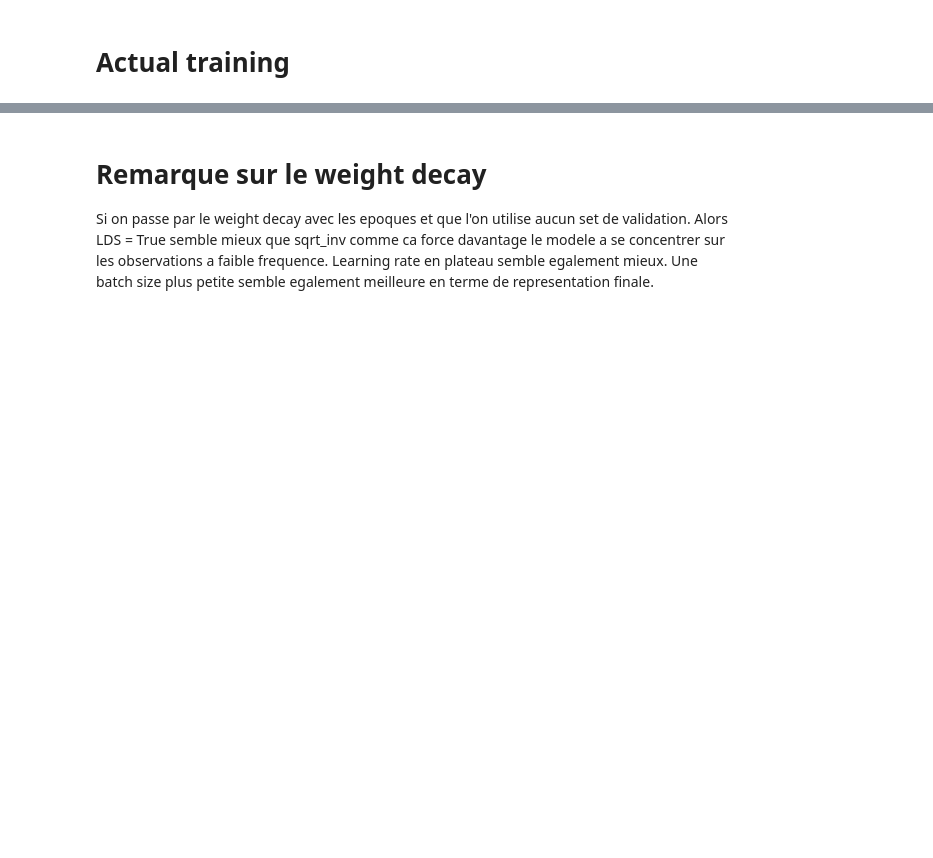
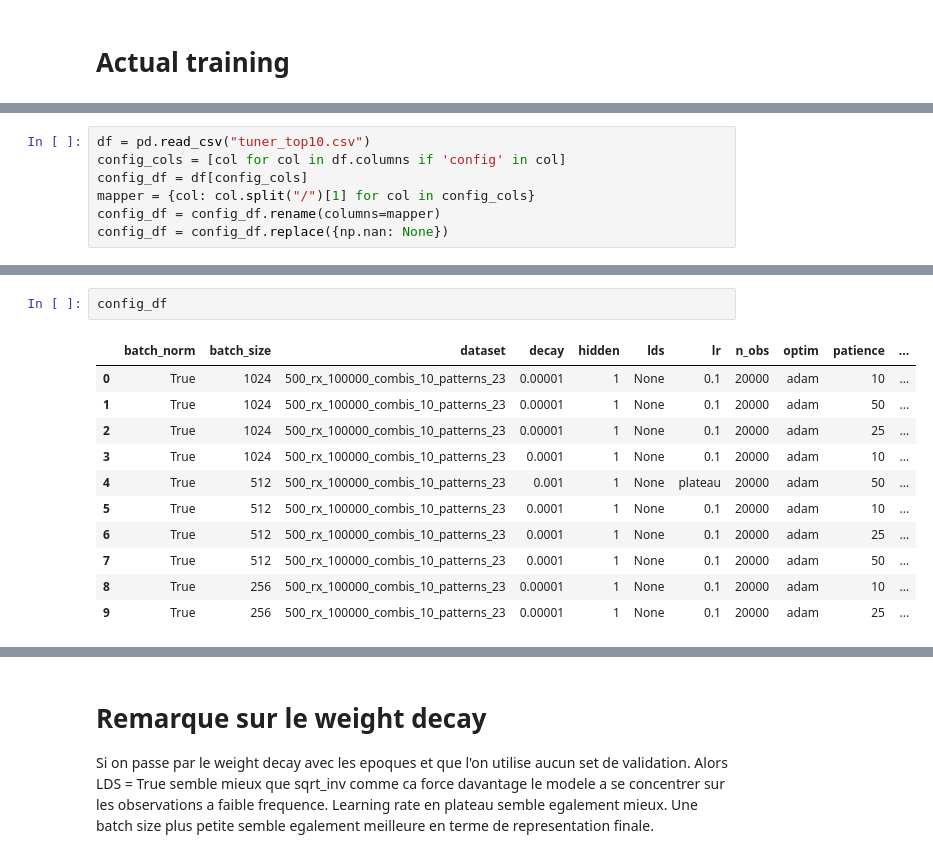
Before and after one commit to Quoding/optimneuralbandits, a Jupyter notebook: supervised/fit_supervised.ipynb, the cells around one changed output, grey strips where cells are left out. Drawn from its saved outputs; the diff is of its cells as text; blank space fills up the shorter version.

```diff
--- a/supervised/fit_supervised.ipynb
+++ b/supervised/fit_supervised.ipynb
@@ -167,0 +82,7 @@ print(len(configs))
+# %%
+df = pd.read_csv("tuner_top10.csv")
+config_cols = [col for col in df.columns if 'config' in col]
+config_df = df[config_cols]
+mapper = {col: col.split("/")[1] for col in config_cols}
+config_df = config_df.rename(columns=mapper)
+config_df = config_df.replace({np.nan: None})
@@ -167,0 +103,14 @@ print(len(configs))
+# %%
+config_df
+# %% [output]
+|  | batch_norm | batch_size | dataset | decay | hidden | lds | lr | n_obs | optim | patience | ... |
+| 0 | True | 1024 | 500_rx_100000_combis_10_patterns_23 | 0.00001 | 1 | None | 0.1 | 20000 | adam | 10 | ... |
+| 1 | True | 1024 | 500_rx_100000_combis_10_patterns_23 | 0.00001 | 1 | None | 0.1 | 20000 | adam | 50 | ... |
+| 2 | True | 1024 | 500_rx_100000_combis_10_patterns_23 | 0.00001 | 1 | None | 0.1 | 20000 | adam | 25 | ... |
+| 3 | True | 1024 | 500_rx_100000_combis_10_patterns_23 | 0.0001 | 1 | None | 0.1 | 20000 | adam | 10 | ... |
+| 4 | True | 512 | 500_rx_100000_combis_10_patterns_23 | 0.001 | 1 | None | plateau | 20000 | adam | 50 | ... |
+| 5 | True | 512 | 500_rx_100000_combis_10_patterns_23 | 0.0001 | 1 | None | 0.1 | 20000 | adam | 10 | ... |
+| 6 | True | 512 | 500_rx_100000_combis_10_patterns_23 | 0.0001 | 1 | None | 0.1 | 20000 | adam | 25 | ... |
+| 7 | True | 512 | 500_rx_100000_combis_10_patterns_23 | 0.0001 | 1 | None | 0.1 | 20000 | adam | 50 | ... |
+| 8 | True | 256 | 500_rx_100000_combis_10_patterns_23 | 0.00001 | 1 | None | 0.1 | 20000 | adam | 10 | ... |
+| 9 | True | 256 | 500_rx_100000_combis_10_patterns_23 | 0.00001 | 1 | None | 0.1 | 20000 | adam | 25 | ... |
```
Also changed, not shown: parts of 10 cells of this notebook, 2 other files.
